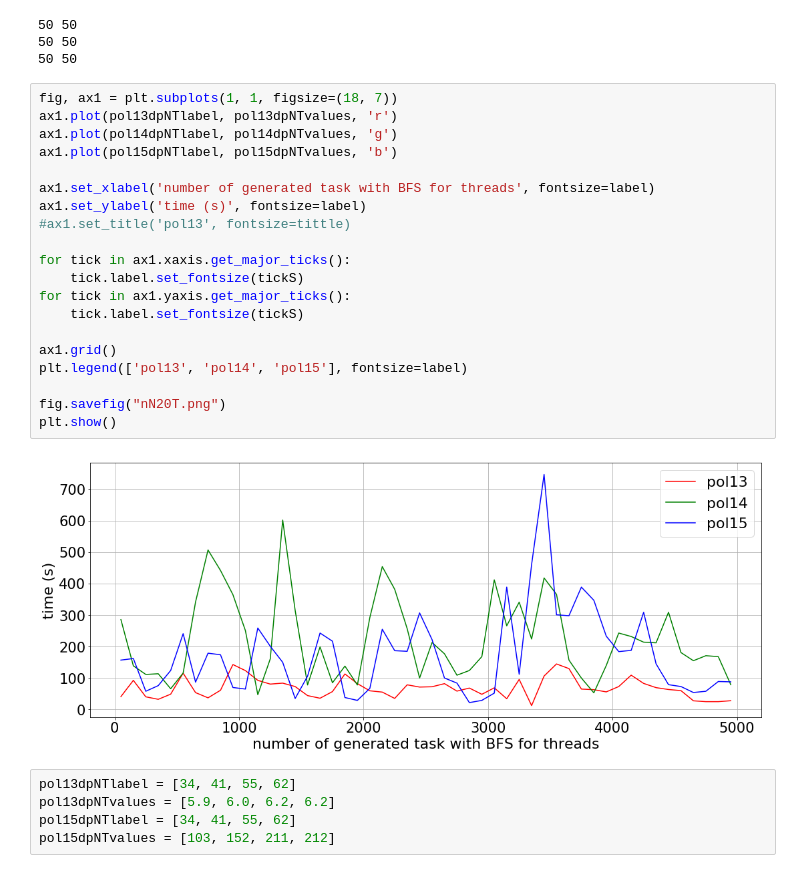
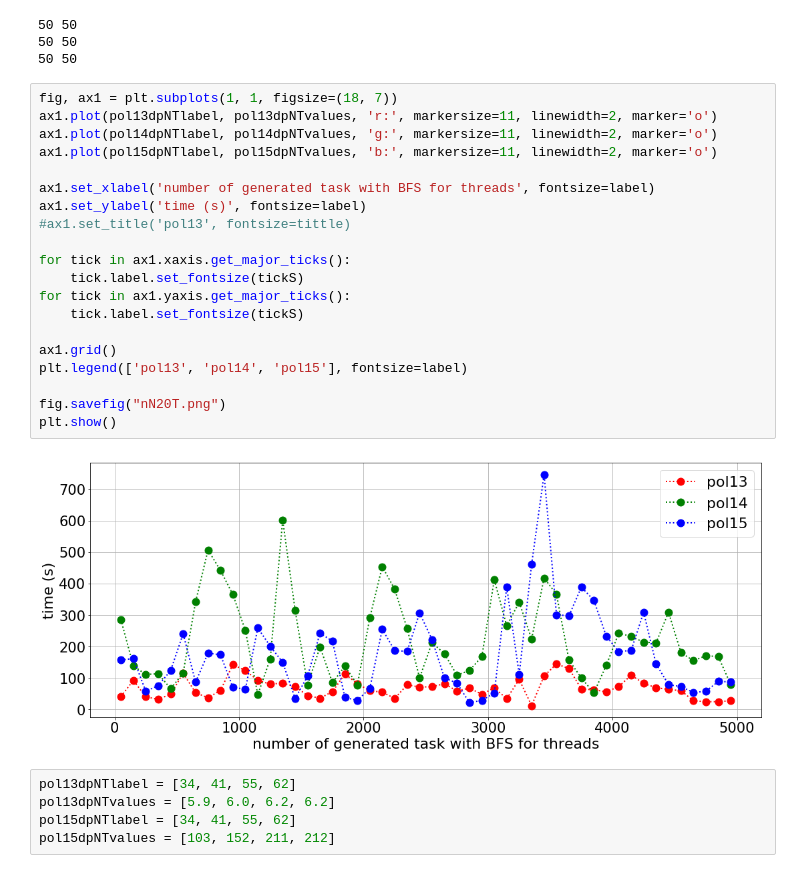
Before and after one commit to martilad/MI-PDP2019, a Jupyter notebook: report/PDPPlots.ipynb, the cells around one changed output. Saved outputs shown, nothing was run; the diff lists cells and outputs as text.

Commit message:
repair line plots

```diff
--- a/report/PDPPlots.ipynb
+++ b/report/PDPPlots.ipynb
@@ -41,26 +41,26 @@ print(len(pol15dpNTlabel), len(pol15dpNTvalues))
 50 50
 # %%
 fig, ax1 = plt.subplots(1, 1, figsize=(18, 7))
-ax1.plot(pol13dpNTlabel, pol13dpNTvalues, 'r')
-ax1.plot(pol14dpNTlabel, pol14dpNTvalues, 'g')
-ax1.plot(pol15dpNTlabel, pol15dpNTvalues, 'b')
+ax1.plot(pol13dpNTlabel, pol13dpNTvalues, 'r:', markersize=11, linewidth=2, marker='o')
+ax1.plot(pol14dpNTlabel, pol14dpNTvalues, 'g:', markersize=11, linewidth=2, marker='o')
+ax1.plot(pol15dpNTlabel, pol15dpNTvalues, 'b:', markersize=11, linewidth=2, marker='o')
 
 ax1.set_xlabel('number of generated task with BFS for threads', fontsize=label)
 ax1.set_ylabel('time (s)', fontsize=label)
 #ax1.set_title('pol13', fontsize=tittle)
 
 for tick in ax1.xaxis.get_major_ticks():
     tick.label.set_fontsize(tickS)
 for tick in ax1.yaxis.get_major_ticks():
     tick.label.set_fontsize(tickS)
 
 ax1.grid()
 plt.legend(['pol13', 'pol14', 'pol15'], fontsize=label)
 
 fig.savefig("nN20T.png")
 plt.show()
 # %% [output]
-[figure, old version]
+[figure, new version]
 # %%
 pol13dpNTlabel = [34, 41, 55, 62]
 pol13dpNTvalues = [5.9, 6.0, 6.2, 6.2]
```
Also changed, not shown: parts of 9 cells of this notebook, 11 other files.
